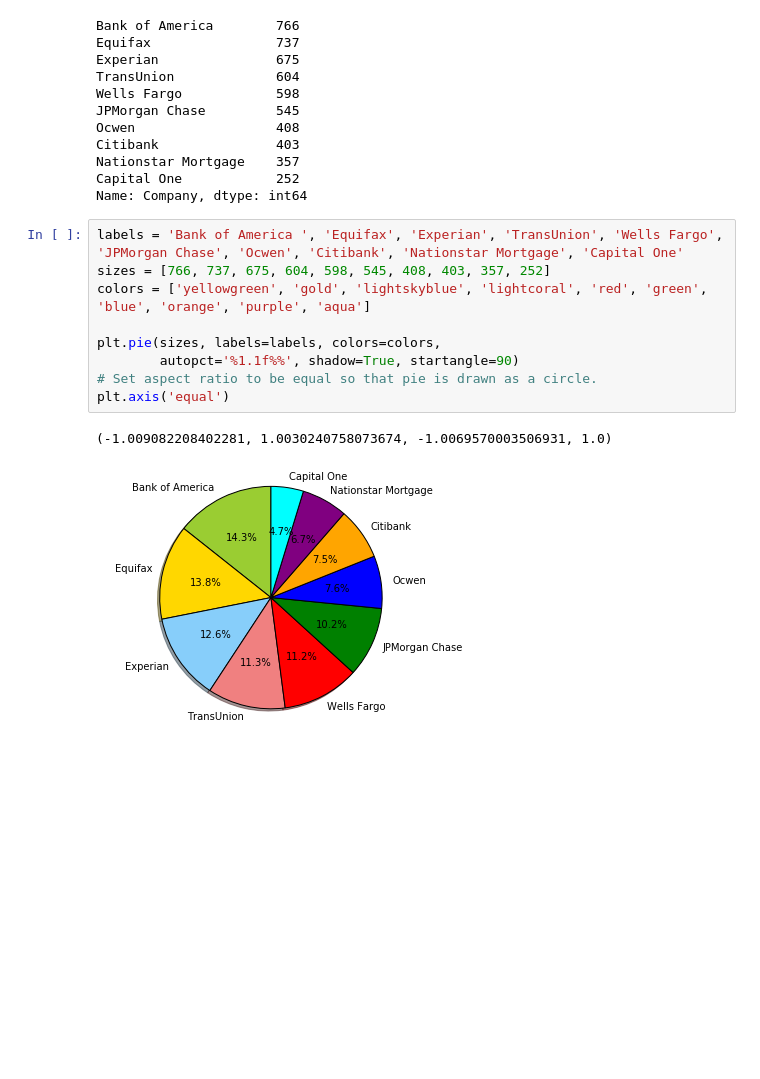
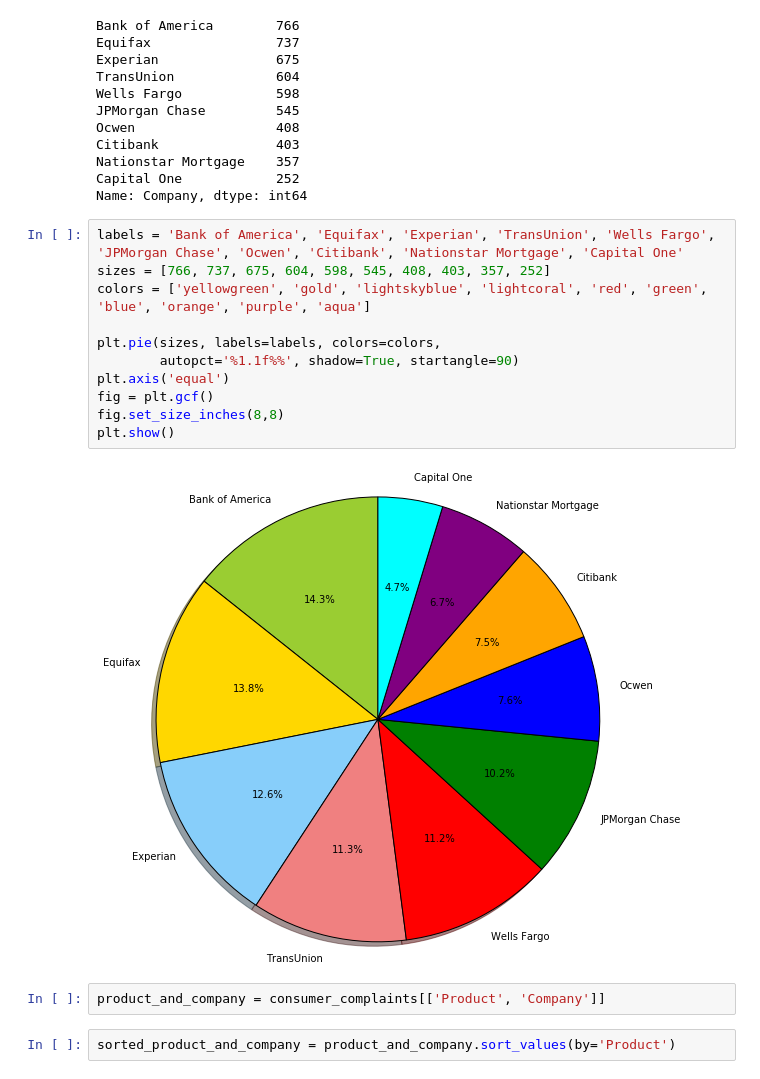
Before and after one commit to njberejan/consumer-complaints, a Jupyter notebook: consumer-complaints.ipynb, the cells around one changed output. Saved outputs shown, nothing was run; the diff lists cells and outputs as text; blank space fills up the shorter version.

Commit message:
two graphs down

```diff
--- a/consumer-complaints.ipynb
+++ b/consumer-complaints.ipynb
@@ -115,14 +38,19 @@ Nationstar Mortgage    357
 Capital One            252
 Name: Company, dtype: int64
 # %%
-labels = 'Bank of America ', 'Equifax', 'Experian', 'TransUnion', 'Wells Fargo', 'JPMorgan Chase', 'Ocwen', 'Citibank', 'Nationstar Mortgage', 'Capital One'
+labels = 'Bank of America', 'Equifax', 'Experian', 'TransUnion', 'Wells Fargo', 'JPMorgan Chase', 'Ocwen', 'Citibank', 'Nationstar Mortgage', 'Capital One'
 sizes = [766, 737, 675, 604, 598, 545, 408, 403, 357, 252]
 colors = ['yellowgreen', 'gold', 'lightskyblue', 'lightcoral', 'red', 'green', 'blue', 'orange', 'purple', 'aqua']
 
 plt.pie(sizes, labels=labels, colors=colors,
         autopct='%1.1f%%', shadow=True, startangle=90)
-# Set aspect ratio to be equal so that pie is drawn as a circle.
 plt.axis('equal')
+fig = plt.gcf()
+fig.set_size_inches(8,8)
+plt.show()
 # %% [output]
-(-1.009082208402281, 1.0030240758073674, -1.0069570003506931, 1.0)
-[figure, old version]
+[figure, new version]
+# %%
+product_and_company = consumer_complaints[['Product', 'Company']]
+# %%
+sorted_product_and_company = product_and_company.sort_values(by='Product')
```
Also changed, not shown: parts of 12 cells of this notebook.
